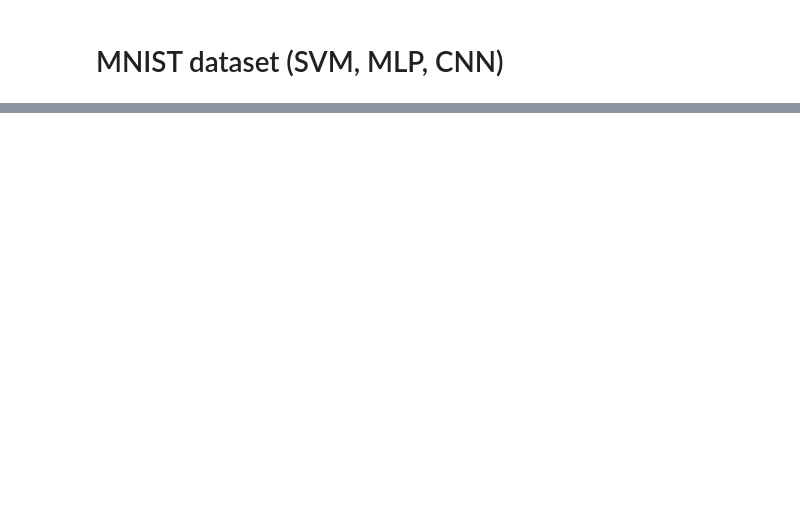
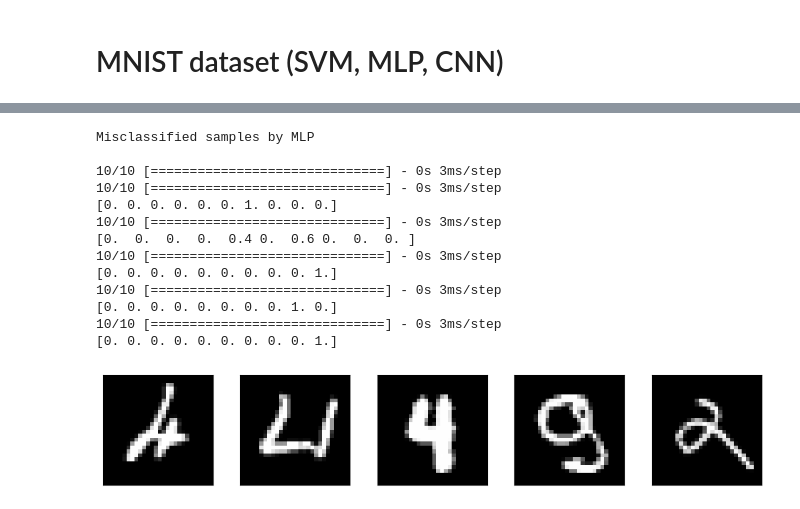
Before and after one commit to AbbasSalami/ML_Tutorial, a Jupyter notebook: ML_Tutorial.ipynb, the cells around one changed output, grey strips where cells are left out. Cells and saved outputs as stored; diff of their text form; code cells hidden in the pictures; blank space fills up the shorter version.

```diff
--- a/ML_Tutorial.ipynb
+++ b/ML_Tutorial.ipynb
@@ -71,28 +74,6 @@ def training_vis(*args):
     ax[idx].set_ylabel("Accuracy (%)")
 
 
-def vis_misClass(model, input_test, label_test):
-  L_wrong = []
-  counter = 0
-  if len(y_test_hot.shape) == 1:
-    y_pred = model.predict(input_test)
-  else:
-    y_pred = np.argmax(model.predict(input_test),1)
-
-  for i in range(len(y_pred)):
-    if label_test[i] == y_pred[i]:
-      counter += 1
-    else:
-      L_wrong.append(i)
-
-  fig, ax = plt.subplots(1,10, figsize=(12,2))
-  for i in L_wrong[:10]:
-    ax[counter].imshow(x_test[i], cmap='gray')
-    ax[counter].set_xticks([])
-    ax[counter].set_yticks([])
-    counter += 1
-
-
 def vis_misClass(model, input_test, label_test, input_img):
   if len(label_test.shape) == 1:
     y_pred = model.predict(input_test)
@@ -117,6 +98,8 @@ def vis_misClass(model, input_test, label_test, input_img):
     ax[counter].set_xticks([])
     ax[counter].set_yticks([])
     counter += 1
+
+  return L_wrong
 # %%
 # Load MNIST dataset
 (x_train, y_train), (x_test, y_test) = mnist.load_data()
@@ -191,4 +222,4 @@ model_svm.fit(x_train_vec, y_train)
 # Training MLP
 print("Training a multilayer perceptron ...")
 model_MLP.compile(optimizer = 'adam', loss = 'categorical_crossentropy', metrics = ['accuracy'])
-fittedModel_MLP = model_MLP.fit(x_train_vec, y_train_hot, batch_size = 32, epochs = 20, verbose = 1, validation_data=(x_val_vec, y_val_hot))
+fittedModel_MLP = model_MLP.fit(x_train_vec, y_train_hot, batch_size = 32, epochs = 10, verbose = 1, validation_data=(x_val_vec, y_val_hot))
@@ -215,5 +292,22 @@ vis_misClass(model_svm, x_test_vec, y_test, x_test)
 # %%
 print("\nMisclassified samples by MLP\n")
-vis_misClass(model_MLP, x_test_vec, y_test_hot, x_test)
+out = vis_misClass(model_MLP, x_test_vec, y_test_hot, x_test)
+for i in out:
+  print(np.round(model_MLP.predict(x_test_vec)[i],1))
+# %% [output]
+Misclassified samples by MLP
+
+10/10 [==============================] - 0s 3ms/step
+10/10 [==============================] - 0s 3ms/step
+[0. 0. 0. 0. 0. 0. 1. 0. 0. 0.]
+10/10 [==============================] - 0s 3ms/step
+[0.  0.  0.  0.  0.4 0.  0.6 0.  0.  0. ]
+10/10 [==============================] - 0s 3ms/step
+[0. 0. 0. 0. 0. 0. 0. 0. 0. 1.]
+10/10 [==============================] - 0s 3ms/step
+[0. 0. 0. 0. 0. 0. 0. 0. 1. 0.]
+10/10 [==============================] - 0s 3ms/step
+[0. 0. 0. 0. 0. 0. 0. 0. 0. 1.]
+[figure, added]
 # %%
 print("\nMisclassified samples by CNN\n")
```
Also changed, not shown: parts of 11 cells of this notebook.
